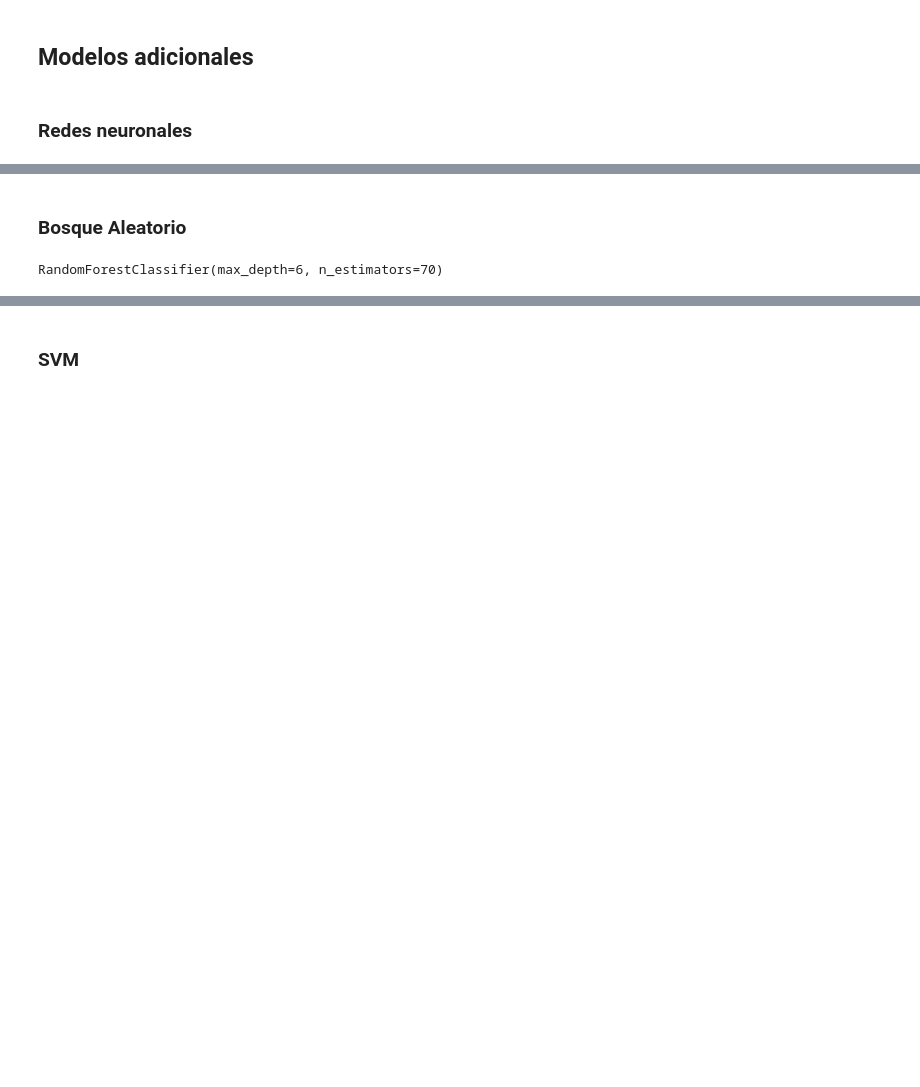
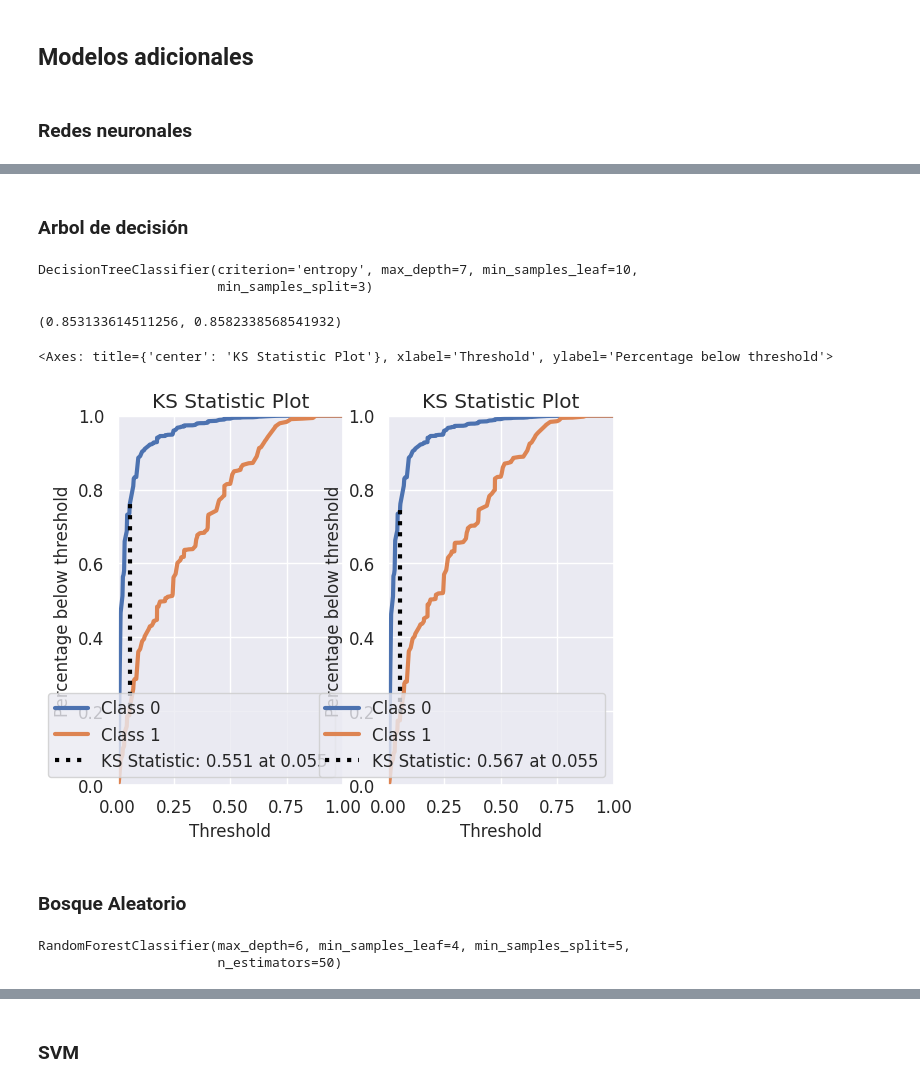
Before and after one commit to alesm99/credit_scoring, a Jupyter notebook: GiveMeSomeCredit.ipynb, the cells around one changed output, grey strips where cells are left out. Saved outputs shown, nothing was run; the diff lists cells and outputs as text; code cells hidden in the pictures; blank space fills up the shorter version.

```diff
--- a/GiveMeSomeCredit.ipynb
+++ b/GiveMeSomeCredit.ipynb
@@ -674,14 +678,42 @@ plot_ks_statistic(test['SeriousDlqin2yrs'],best_mlp.predict_proba(test[vars_woe]
+# %% [markdown]
+### Arbol de decisión
+# %%
+tree=DecisionTreeClassifier()
+grid_tree={'criterion':['gini','entropy'],'max_depth':range(2,21),
+           'min_samples_split':range(2,11),'min_samples_leaf':range(1,11),
+           'class_weight':['balanced',None]}
+grid_tree=RandomizedSearchCV(tree,grid_tree,scoring='roc_auc',n_jobs=-1,n_iter=60)
+grid_tree.fit(train[vars_woe],train['SeriousDlqin2yrs'])
+best_tree=grid_tree.best_estimator_
+best_tree
+# %% [output]
+DecisionTreeClassifier(criterion='entropy', max_depth=7, min_samples_leaf=10,
+                       min_samples_split=3)
+# %%
+roc_auc_score(train['SeriousDlqin2yrs'],best_tree.predict_proba(train[vars_woe])[:,1]),roc_auc_score(test['SeriousDlqin2yrs'],best_tree.predict_proba(test[vars_woe])[:,1])
+# %% [output]
+(0.853133614511256, 0.8582338568541932)
+# %%
+fig,ax=plt.subplots(1,2)
+plot_ks_statistic(train['SeriousDlqin2yrs'],best_tree.predict_proba(train[vars_woe]),ax=ax[0])
+plot_ks_statistic(test['SeriousDlqin2yrs'],best_tree.predict_proba(test[vars_woe]),ax=ax[1])
+# %% [output]
+<Axes: title={'center': 'KS Statistic Plot'}, xlabel='Threshold', ylabel='Percentage below threshold'>
+[figure, added]
 # %% [markdown]
 ### Bosque Aleatorio
 # %%
 forest=RandomForestClassifier()
-grid_forest={'n_estimators':[10,30,50,70,90],'max_depth':[4,5,6,7,8,9,10]}
-grid_forest=GridSearchCV(forest,grid_forest,scoring='roc_auc',n_jobs=-1,cv=3)
+grid_forest={'n_estimators':[30,50,70,90],'max_depth':range(5,21),
+            'min_samples_split':range(2,11),'min_samples_leaf':range(1,11),
+             'max_features':['sqrt','log2'],'class_weight':['balanced',None,'balanced_subsample']}
+grid_forest=RandomizedSearchCV(forest,grid_forest,scoring='roc_auc',n_jobs=-1,n_iter=60)
 grid_forest.fit(train[vars_woe],train['SeriousDlqin2yrs'])
 best_forest=grid_forest.best_estimator_
 best_forest
 # %% [output]
-RandomForestClassifier(max_depth=6, n_estimators=70)
+RandomForestClassifier(max_depth=6, min_samples_leaf=4, min_samples_split=5,
+                       n_estimators=50)
 # %%
 roc_auc_score(train['SeriousDlqin2yrs'],best_forest.predict_proba(train[vars_woe])[:,1]),roc_auc_score(test['SeriousDlqin2yrs'],best_forest.predict_proba(test[vars_woe])[:,1])
 # %% [output]
```
Also changed, not shown: parts of 17 cells of this notebook.
